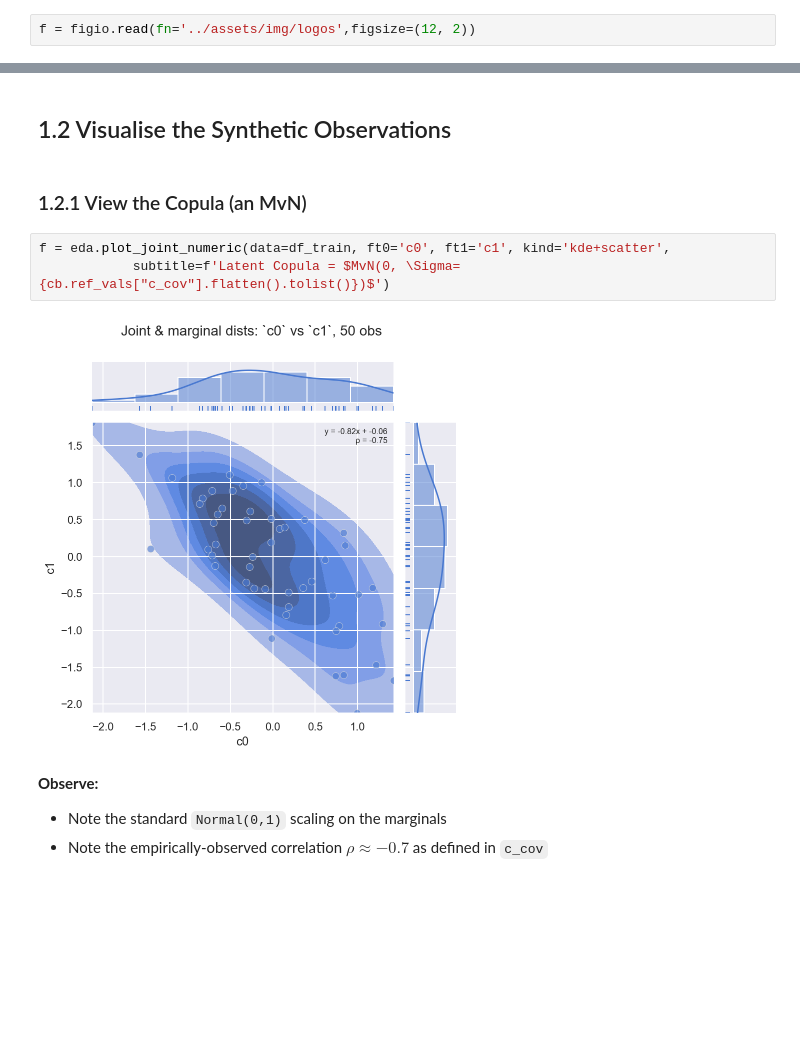
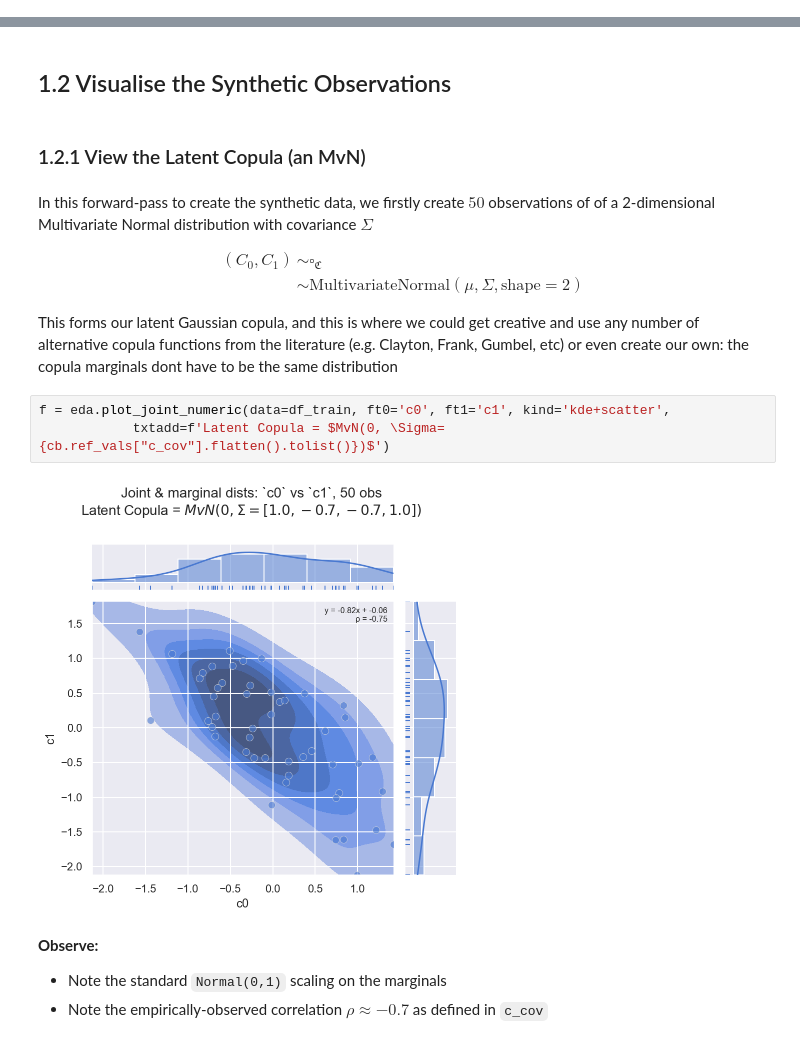
Before and after one commit to oreum-industries/oreum_copula, a Jupyter notebook: notebooks/000_Intro.ipynb, the cells around one changed output, grey strips where cells are left out. Drawn from its saved outputs; the diff is of its cells as text; blank space fills up the shorter version.

```diff
--- a/notebooks/000_Intro.ipynb
+++ b/notebooks/000_Intro.ipynb
@@ -212,2 +218,0 @@ statistical inferences, model evaluation and comparison, and more.
-# %%
-f = figio.read(fn='../assets/img/logos',figsize=(12, 2))
@@ -266,12 +280,26 @@ eda.describe(df_train, nobs=0, get_counts=False)
 # %% [markdown]
 ## 1.2 Visualise the Synthetic Observations
 # %% [markdown]
-### 1.2.1 View the Copula (an MvN)
+### 1.2.1 View the Latent Copula (an MvN)
+# %% [markdown]
+In this forward-pass to create the synthetic data, we firstly create $50$ observations of
+of a 2-dimensional Multivariate Normal distribution with covariance $\Sigma$
+
+$$
+\begin{aligned}
+(C_{0}, C_{1}) &\sim \square_\mathfrak{C} \\
+            &\sim \text{MultivariateNormal}(\mu, \Sigma, \text{shape}=2)
+\end{aligned}
+$$
+
+This forms our latent Gaussian copula, and this is where we could get creative and use any number of alternative
+copula functions from the literature (e.g. Clayton, Frank, Gumbel, etc) or even create our own: the copula marginals
+dont have to be the same distribution
 # %%
 f = eda.plot_joint_numeric(data=df_train, ft0='c0', ft1='c1', kind='kde+scatter',
-            subtitle=f'Latent Copula = $MvN(0, \Sigma={cb.ref_vals["c_cov"].flatten().tolist()})$')
+            txtadd=f'Latent Copula = $MvN(0, \Sigma={cb.ref_vals["c_cov"].flatten().tolist()})$')
 # %% [output]
-[figure, old version]
+[figure, new version]
 # %% [markdown]
 **Observe:**
 
```
Also changed, not shown: parts of 48 cells of this notebook, 10 other files.
